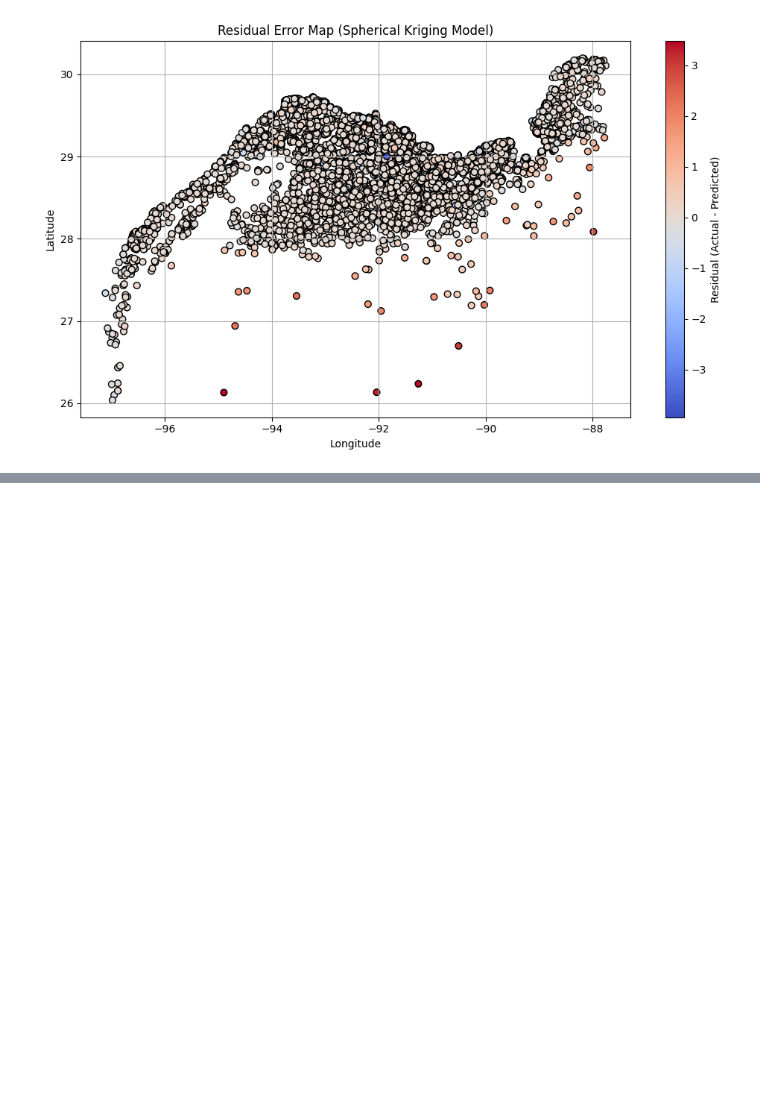
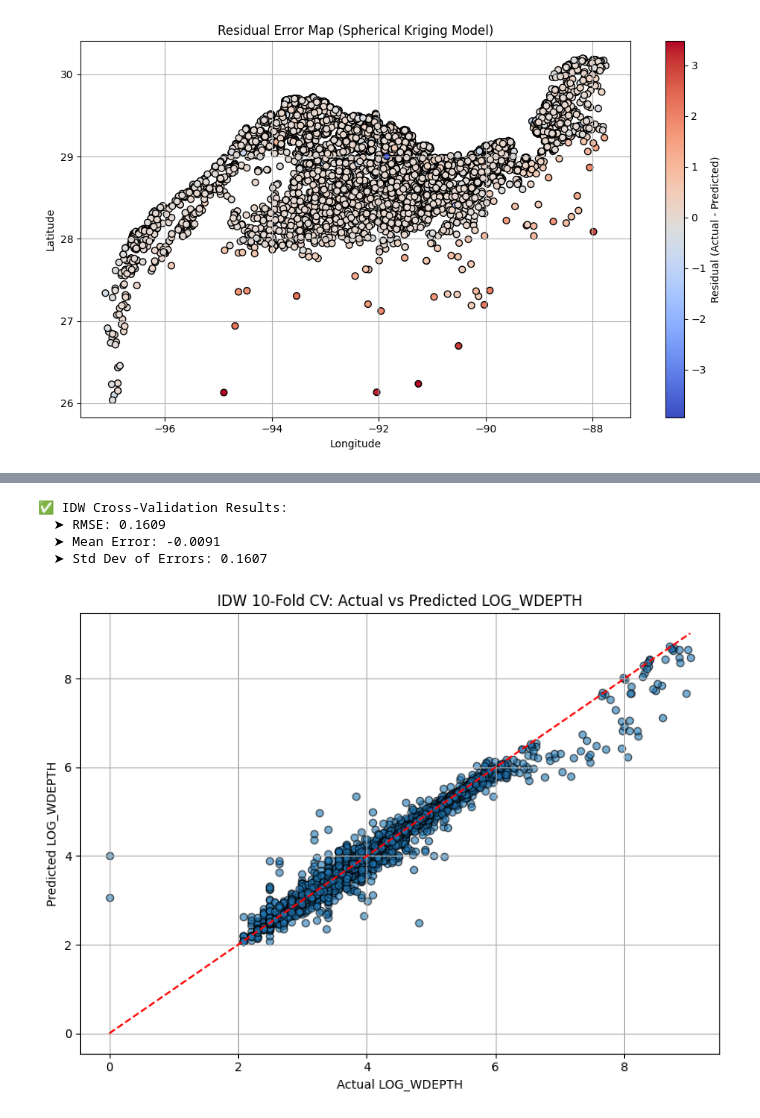
Before and after one commit to MONA100421/SSCI583_Project5, a Jupyter notebook: notebook/project5.ipynb, the cells around one changed output, grey strips where cells are left out. Drawn from its saved outputs; the diff is of its cells as text; code cells hidden in the pictures; blank space fills up the shorter version.

Commit message:
Update results for interpolation comparison

```diff
--- a/notebook/project5.ipynb
+++ b/notebook/project5.ipynb
@@ -262,0 +279,77 @@ Kriging Model Comparison (10-Fold Cross Validation):
+# %%
+import pandas as pd
+import numpy as np
+import matplotlib.pyplot as plt
+from sklearn.model_selection import KFold
+from sklearn.metrics import mean_squared_error
+from scipy.spatial import cKDTree
+from tqdm import tqdm
+
+# Load and preprocess data
+df = pd.read_csv('../data/platforms_cleaned.csv')
+df = df.dropna(subset=['LONGITUDE', 'LATITUDE', 'LOG_WDEPTH'])
+
+x = df['LONGITUDE'].values
+y = df['LATITUDE'].values
+z = df['LOG_WDEPTH'].values
+
+coords = np.column_stack((x, y))
+target = z
+
+# Set number of neighbors for IDW
+k = 8
+power = 2
+
+# Prepare 10-fold cross-validation
+kf = KFold(n_splits=10, shuffle=True, random_state=42)
+
+actual = []
+predicted = []
+
+# Perform 10-fold IDW cross-validation
+for train_index, test_index in tqdm(kf.split(coords), total=10, desc='10-Fold IDW'):
+    X_train, X_test = coords[train_index], coords[test_index]
+    z_train, z_test = target[train_index], target[test_index]
+
+    tree = cKDTree(X_train)
+
+    for pt_idx, pt in enumerate(X_test):
+        dist, idx = tree.query(pt, k=k)
+        dist = np.where(dist == 0, 1e-10, dist)  # avoid division by zero
+        weights = 1 / dist**power
+        prediction = np.sum(weights * z_train[idx]) / np.sum(weights)
+        predicted.append(prediction)
+        actual.append(z_test[pt_idx])
+
+# Convert to numpy
+actual = np.array(actual)
+predicted = np.array(predicted)
+
+# Calculate metrics
+rmse = np.sqrt(mean_squared_error(actual, predicted))
+mean_error = np.mean(predicted - actual)
+std_error = np.std(predicted - actual)
+
+# Print results
+print("✅ IDW Cross-Validation Results:")
+print(f"  ➤ RMSE: {rmse:.4f}")
+print(f"  ➤ Mean Error: {mean_error:.4f}")
+print(f"  ➤ Std Dev of Errors: {std_error:.4f}")
+
+# Plot: Actual vs Predicted
+plt.figure(figsize=(8, 6))
+plt.scatter(actual, predicted, alpha=0.6, edgecolor='k')
+plt.plot([actual.min(), actual.max()], [actual.min(), actual.max()], 'r--')
+plt.xlabel('Actual LOG_WDEPTH')
+plt.ylabel('Predicted LOG_WDEPTH')
+plt.title('IDW 10-Fold CV: Actual vs Predicted LOG_WDEPTH')
+plt.grid(True)
+plt.tight_layout()
+plt.savefig("idw_cross_validation_scatter.png", dpi=300)
+plt.show()
+# %% [output]
+✅ IDW Cross-Validation Results:
+  ➤ RMSE: 0.1609
+  ➤ Mean Error: -0.0091
+  ➤ Std Dev of Errors: 0.1607
+[figure, added]
```
Also changed, not shown: parts of 4 cells of this notebook, 2 other files.
